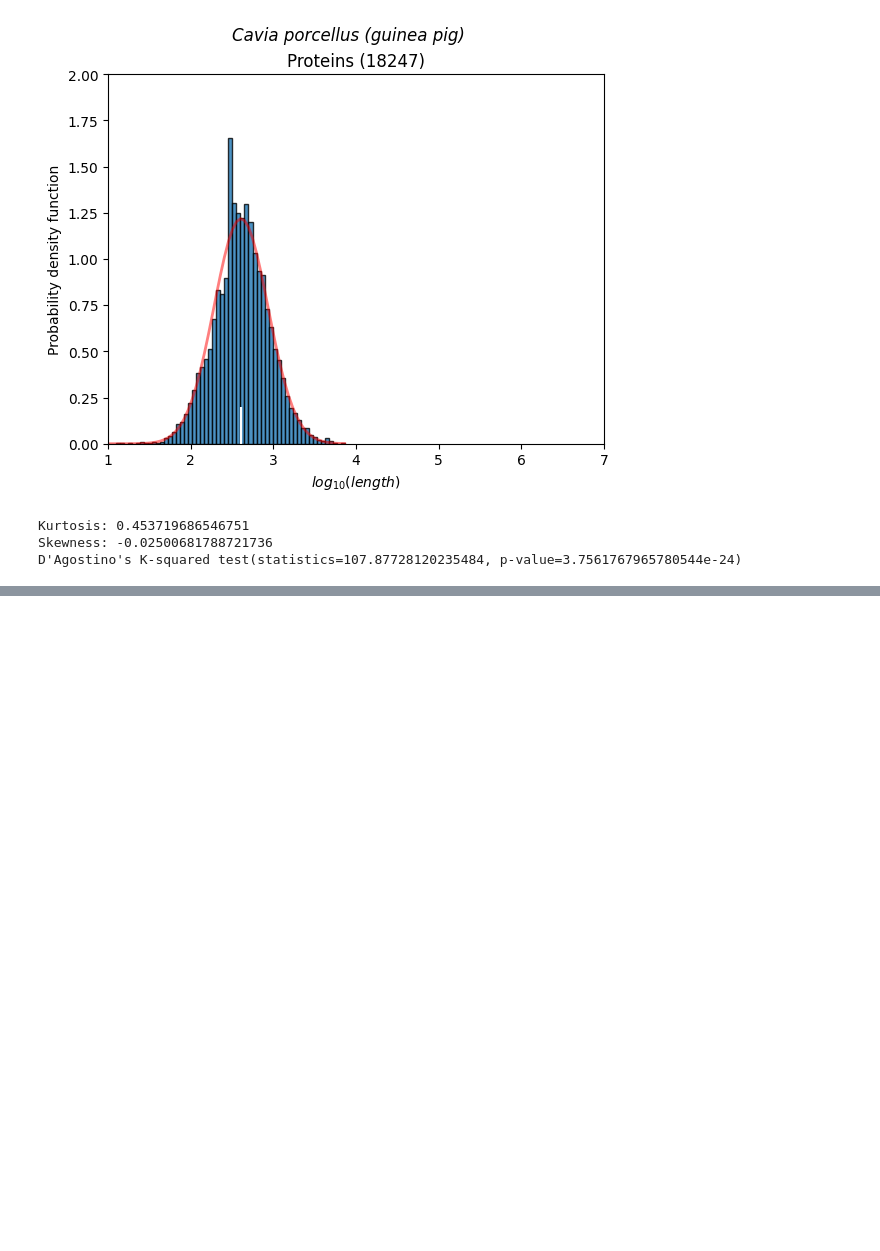
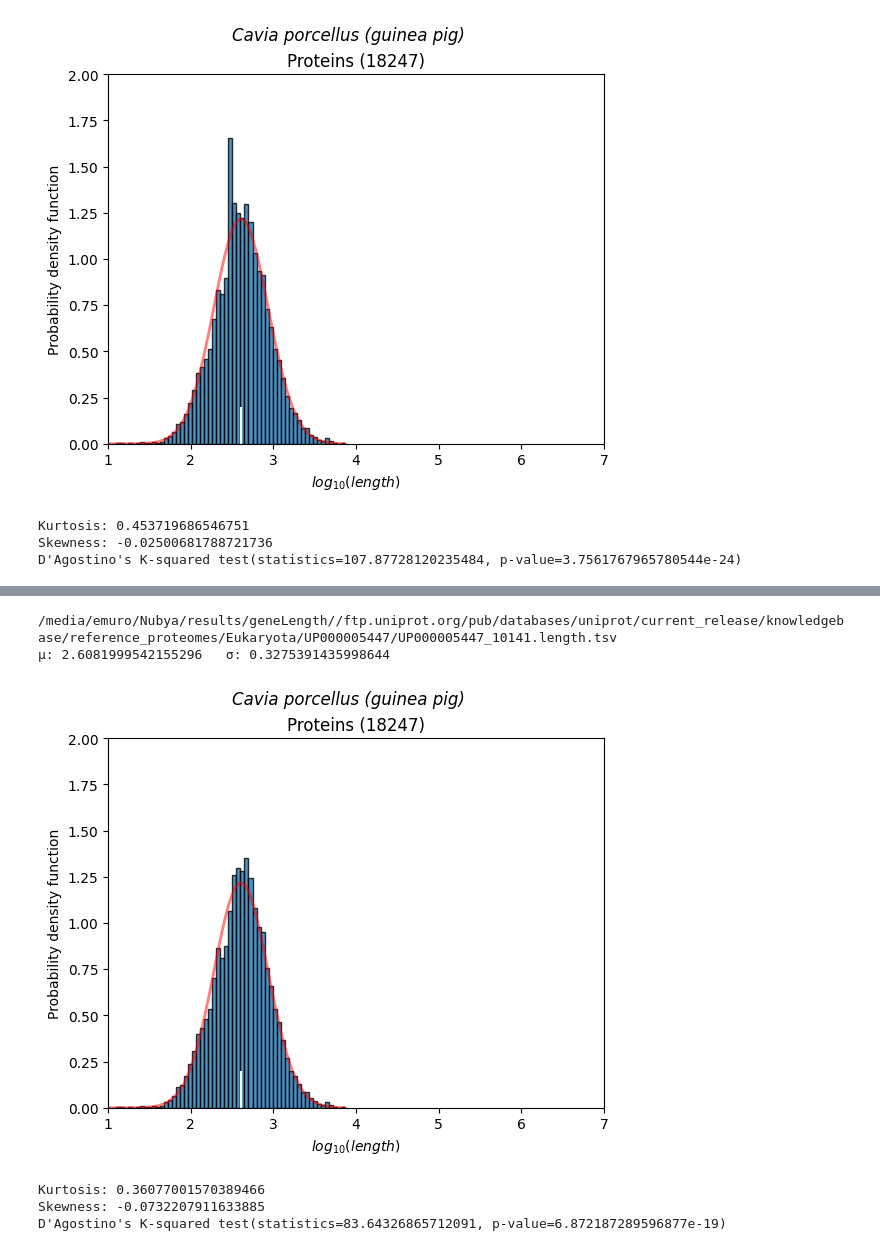
Before and after one commit to emuro/EM_probando, a Jupyter notebook: working_on/analysis/receptors_peak__dist_logL/peak_proteins_lognormDist.ipynb, the cells around one changed output, grey strips where cells are left out. Cells and saved outputs as stored; diff of their text form; code cells hidden in the pictures; blank space fills up the shorter version.

```diff
--- a/working_on/analysis/receptors_peak__dist_logL/peak_proteins_lognormDist.ipynb
+++ b/working_on/analysis/receptors_peak__dist_logL/peak_proteins_lognormDist.ipynb
@@ -152,17 +182,18 @@ D'Agostino's K-squared test(statistics=107.87728120235484, p-value=3.75617679657
 # %%
-sr_genes_f = GO_PATH + "uniqGene__uniprotKB_SPid_Tremblid_sensoryPerception_and_receptor__biomart.txt"
-sr_genes_df = pd.read_csv(sr_genes_f, names=["gene_id"], sep="\t")
-sr_genes_l = sr_genes_df["gene_id"].unique().tolist()
-
-print(sr_genes_df["UniProtKB/TrEMBL ID"])
-num_of_sr_genes = len(sr_genes_l)
-print(num_of_sr_genes)
-
+sr_prots_f = GO_PATH + "uniqUniprotKB_sensoryPerception_and_receptor__biomart.txt"
+sr_prots_df = pd.read_csv(sr_prots_f, sep="\s+")
+sr_prots_df = sr_prots_df.rename(columns = {'UniProtKB_ID':'uniprot_id'})
+print(sr_prots_df)
+sr_prots_l = sr_prots_df["uniprot_id"].unique().tolist()
+num_of_sr_prots = len(sr_prots_l)
+print("There are", len(sr_prots_l), "prots")
+if 0:
+    print(sr_prots_l, "prots")
 
 if 0:
-    sr_genes_df = genes_df[genes_df["gene_id"].isin(sr_genes_l)]
+    sr_prots_df = genes_df[genes_df["gene_id"].isin(sr_genes_l)]
     if 1:
-        print("Sensory receptors genes are in:", sr_genes_f, "\ngenes_df:\n", sr_genes_df.head(2))
-        print(sr_genes_df.shape)
-        print(len(sr_genes_df['gene_id'].unique()))
+        print("Sensory receptors genes are in:", sr_genes_f, "\ngenes_df:\n", sr_prots_df.head(2))
+        print(sr_prots_df.shape)
+        print(len(sr_prots_df['gene_id'].unique()))
 # %% [output]
@@ -169,0 +266,7 @@ KeyError: 'UniProtKB/TrEMBL ID'
+# %%
+tax_id = 10141
+ylim = [0., 0.65]; bool_ylim = True
+
+# plot the dist
+species_distribution__retrieve_filter_plot_and_fit(stat_df, tax_id, sr_prots_l)
+# %% [output]
@@ -169,0 +275,6 @@ KeyError: 'UniProtKB/TrEMBL ID'
+/media/emuro/Nubya/results/geneLength//ftp.uniprot.org/pub/databases/uniprot/current_release/knowledgebase/reference_proteomes/Eukaryota/UP000005447/UP000005447_10141.length.tsv
+µ: 2.6081999542155296   σ: 0.3275391435998644
+[figure, added]
+Kurtosis: 0.36077001570389466
+Skewness: -0.0732207911633885
+D'Agostino's K-squared test(statistics=83.64326865712091, p-value=6.872187289596877e-19)
```
Also changed, not shown: parts of 8 cells of this notebook, 1 other file.
